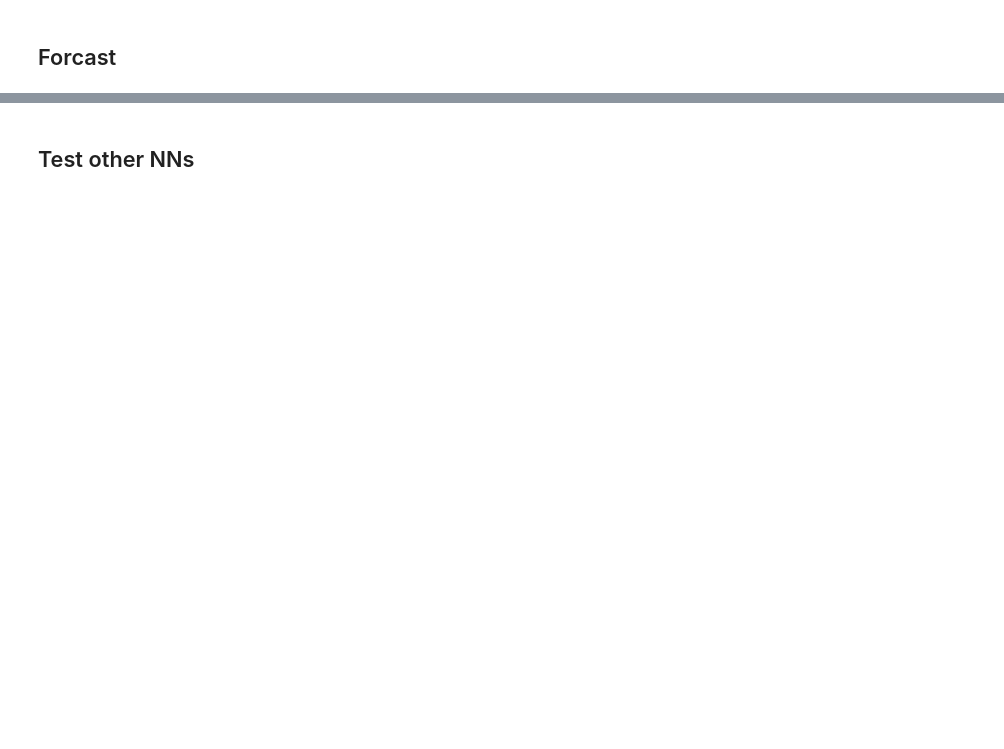
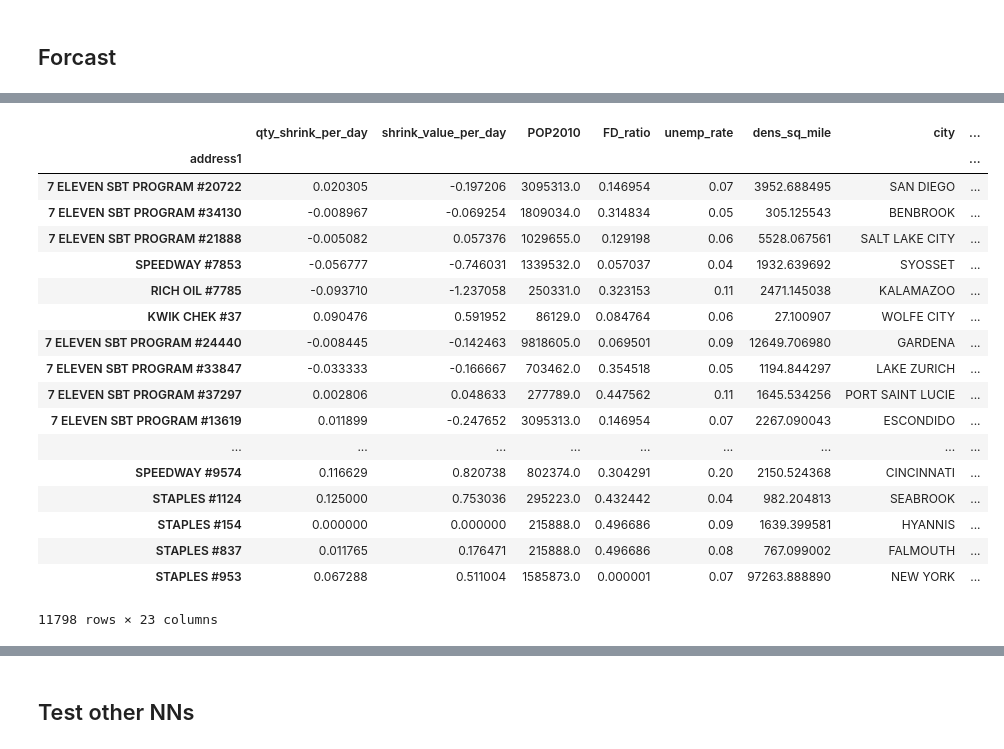
Before and after one commit to lukeolson13/capstone, a Jupyter notebook: forcasting.ipynb, the cells around one changed output, grey strips where cells are left out. Drawn from its saved outputs; the diff is of its cells as text; code cells hidden in the pictures; blank space fills up the shorter version.

```diff
--- a/forcasting.ipynb
+++ b/forcasting.ipynb
@@ -263,0 +294,48 @@ cust_table_agg.head()
+# %%
+def pred_shrink_value(cust_table, start_date, end_date, num_periods):
+    out_table = cust_table.copy()
+
+    start_date = pd.to_datetime(start_date)
+    end_date = pd.to_datetime(end_date)
+    day_diff = (end_date - start_date).days
+
+    shrink_locs = []
+    pred_date_locs = []
+    for i in range(1, num_periods + 1):
+        loc_shrink = cust_table.columns.get_loc('period{}_forc_shrink_value_per_day_per_item'.format(i))
+        shrink_locs.append(loc_shrink)
+        loc_pred_date = cust_table.columns.get_loc('period{}_pred_date'.format(i))
+        pred_date_locs.append(loc_pred_date)
+    for index, row in cust_table.iterrows():
+        shrink_vals = []
+        for place, date_loc in enumerate(pred_date_locs):
+            if (row[date_loc] >= start_date) & (row[date_loc] <= end_date):
+                shrink_loc = shrink_locs[place]
+                shrink_vals.append(row[shrink_loc])
+        agg_value = np.mean(shrink_vals) * day_diff
+        out_table.set_value(index, 'agg_shrink_value', agg_value)
+    return out_table
+# %%
+agg_table = pred_shrink_value(cust_table_agg, start_date='02/01/2018', end_date='03/01/2018', num_periods=4)
+# %%
+agg_table.sort_values('agg_shrink_value')
+# %% [output]
+|  | qty_shrink_per_day | shrink_value_per_day | POP2010 | FD_ratio | unemp_rate | dens_sq_mile | city | ... |
+| address1 |  |  |  |  |  |  |  | ... |
+| 7 ELEVEN SBT PROGRAM #20722 | 0.020305 | -0.197206 | 3095313.0 | 0.146954 | 0.07 | 3952.688495 | SAN DIEGO | ... |
+| 7 ELEVEN SBT PROGRAM #34130 | -0.008967 | -0.069254 | 1809034.0 | 0.314834 | 0.05 | 305.125543 | BENBROOK | ... |
+| 7 ELEVEN SBT PROGRAM #21888 | -0.005082 | 0.057376 | 1029655.0 | 0.129198 | 0.06 | 5528.067561 | SALT LAKE CITY | ... |
+| SPEEDWAY #7853 | -0.056777 | -0.746031 | 1339532.0 | 0.057037 | 0.04 | 1932.639692 | SYOSSET | ... |
+| RICH OIL #7785 | -0.093710 | -1.237058 | 250331.0 | 0.323153 | 0.11 | 2471.145038 | KALAMAZOO | ... |
+| KWIK CHEK #37 | 0.090476 | 0.591952 | 86129.0 | 0.084764 | 0.06 | 27.100907 | WOLFE CITY | ... |
+| 7 ELEVEN SBT PROGRAM #24440 | -0.008445 | -0.142463 | 9818605.0 | 0.069501 | 0.09 | 12649.706980 | GARDENA | ... |
+| 7 ELEVEN SBT PROGRAM #33847 | -0.033333 | -0.166667 | 703462.0 | 0.354518 | 0.05 | 1194.844297 | LAKE ZURICH | ... |
+| 7 ELEVEN SBT PROGRAM #37297 | 0.002806 | 0.048633 | 277789.0 | 0.447562 | 0.11 | 1645.534256 | PORT SAINT LUCIE | ... |
+| 7 ELEVEN SBT PROGRAM #13619 | 0.011899 | -0.247652 | 3095313.0 | 0.146954 | 0.07 | 2267.090043 | ESCONDIDO | ... |
+| ... | ... | ... | ... | ... | ... | ... | ... | ... |
+| SPEEDWAY #9574 | 0.116629 | 0.820738 | 802374.0 | 0.304291 | 0.20 | 2150.524368 | CINCINNATI | ... |
+| STAPLES #1124 | 0.125000 | 0.753036 | 295223.0 | 0.432442 | 0.04 | 982.204813 | SEABROOK | ... |
+| STAPLES #154 | 0.000000 | 0.000000 | 215888.0 | 0.496686 | 0.09 | 1639.399581 | HYANNIS | ... |
+| STAPLES #837 | 0.011765 | 0.176471 | 215888.0 | 0.496686 | 0.08 | 767.099002 | FALMOUTH | ... |
+| STAPLES #953 | 0.067288 | 0.511004 | 1585873.0 | 0.000001 | 0.07 | 97263.888890 | NEW YORK | ... |
+11798 rows × 23 columns
```
Also changed, not shown: parts of 11 cells of this notebook, 2 other files.
